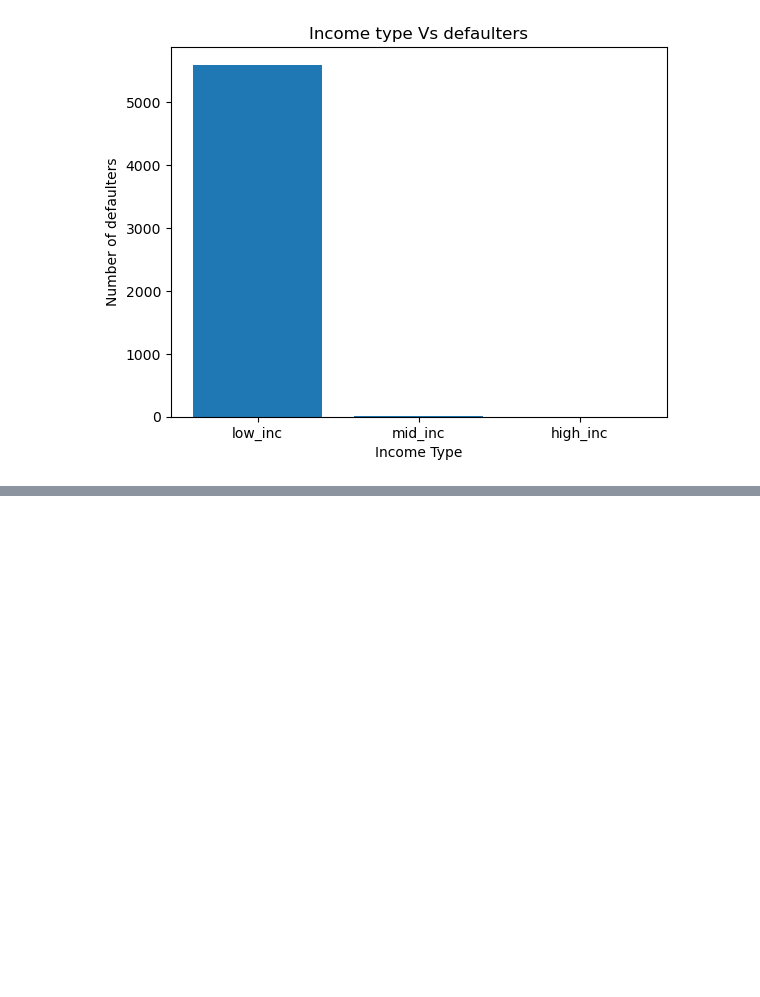
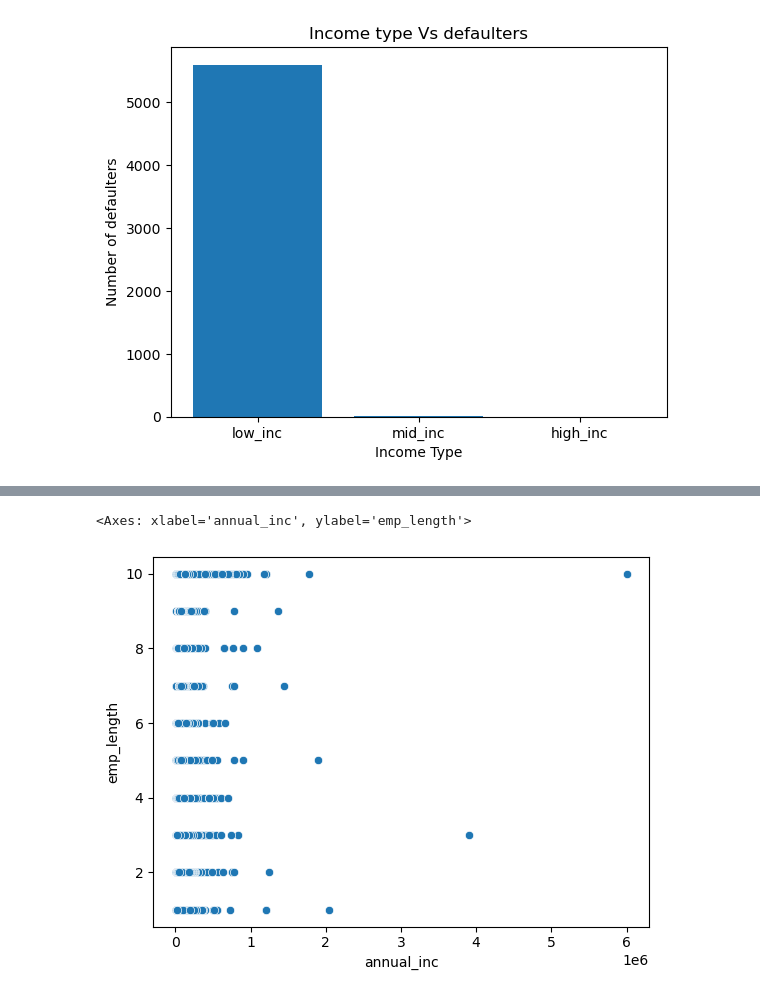
Before and after one commit to kiranp37/LendingClubCaseStudy, a Jupyter notebook: LendingClubCaseStudy.ipynb, the cells around one changed output, grey strips where cells are left out. Drawn from its saved outputs; the diff is of its cells as text; code cells hidden in the pictures; blank space fills up the shorter version.

```diff
--- a/LendingClubCaseStudy.ipynb
+++ b/LendingClubCaseStudy.ipynb
@@ -747,3 +764,8 @@ plt.bar(x,y)
 [figure]
 # %%
 data1.to_csv('C:\\Users\\Kiran\\Desktop\\ExPGP Ml AI\\LendingClubCaseStudy\\data1.csv')
+# %%
+##Setting up id as index column, as it is unique, whereas member id is not considered as same member can apply for 1 or 2 loans
+## Setting up index is useful for faster runtime, slicing and manipulation
+# id column is unique for all rows
+data1.set_index('id', inplace=True)
@@ -749,0 +798,7 @@ data1.to_csv('C:\\Users\\Kiran\\Desktop\\ExPGP Ml AI\\LendingClubCaseStudy\\data
+# %%
+##Bivariate analysis of continuous vs continuous variables
+##Annual income vs employment length
+sns.scatterplot(x=data1.annual_inc,y=data1.emp_length)
+# %% [output]
+<Axes: xlabel='annual_inc', ylabel='emp_length'>
+[figure, added]
```
Also changed, not shown: parts of 36 cells of this notebook, 2 other files.
